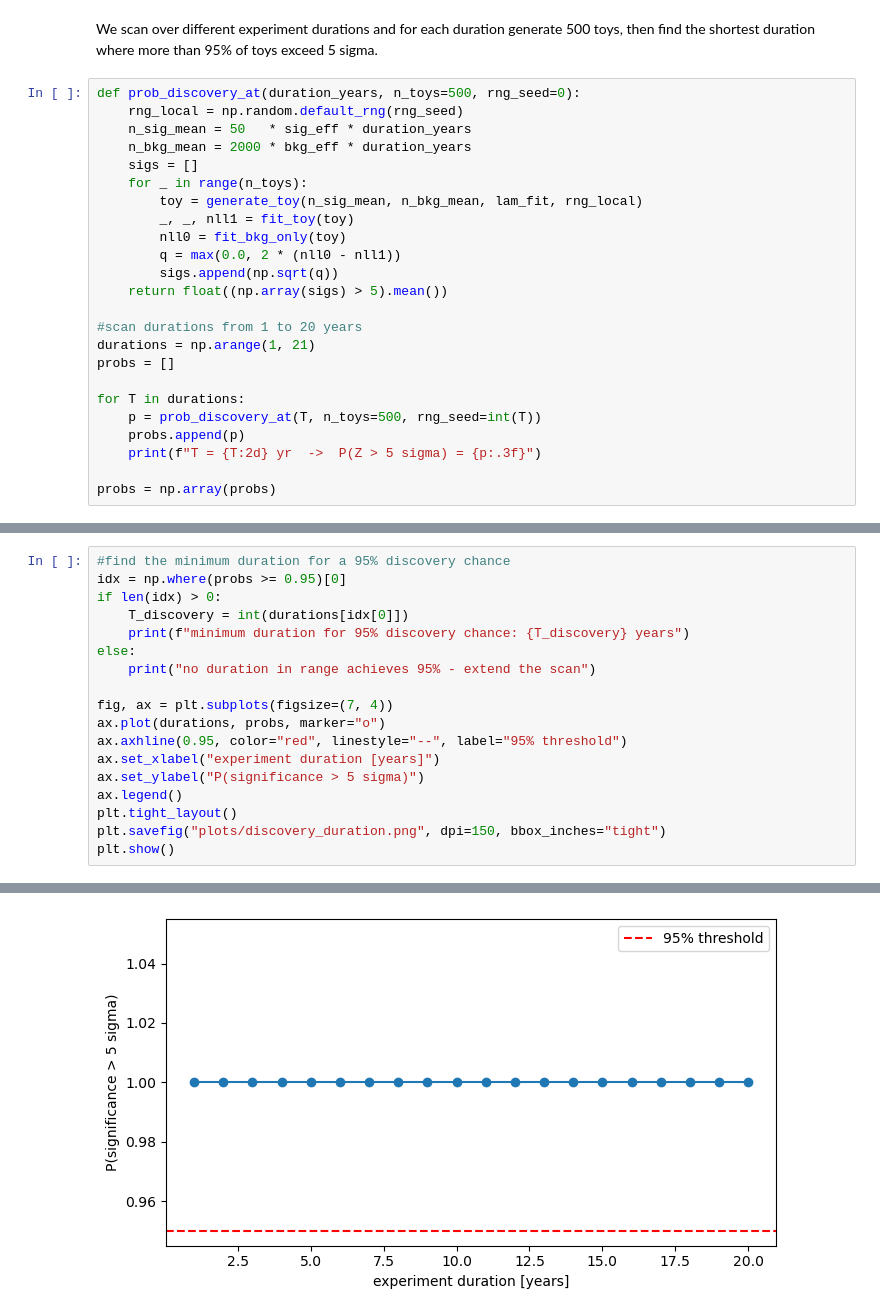
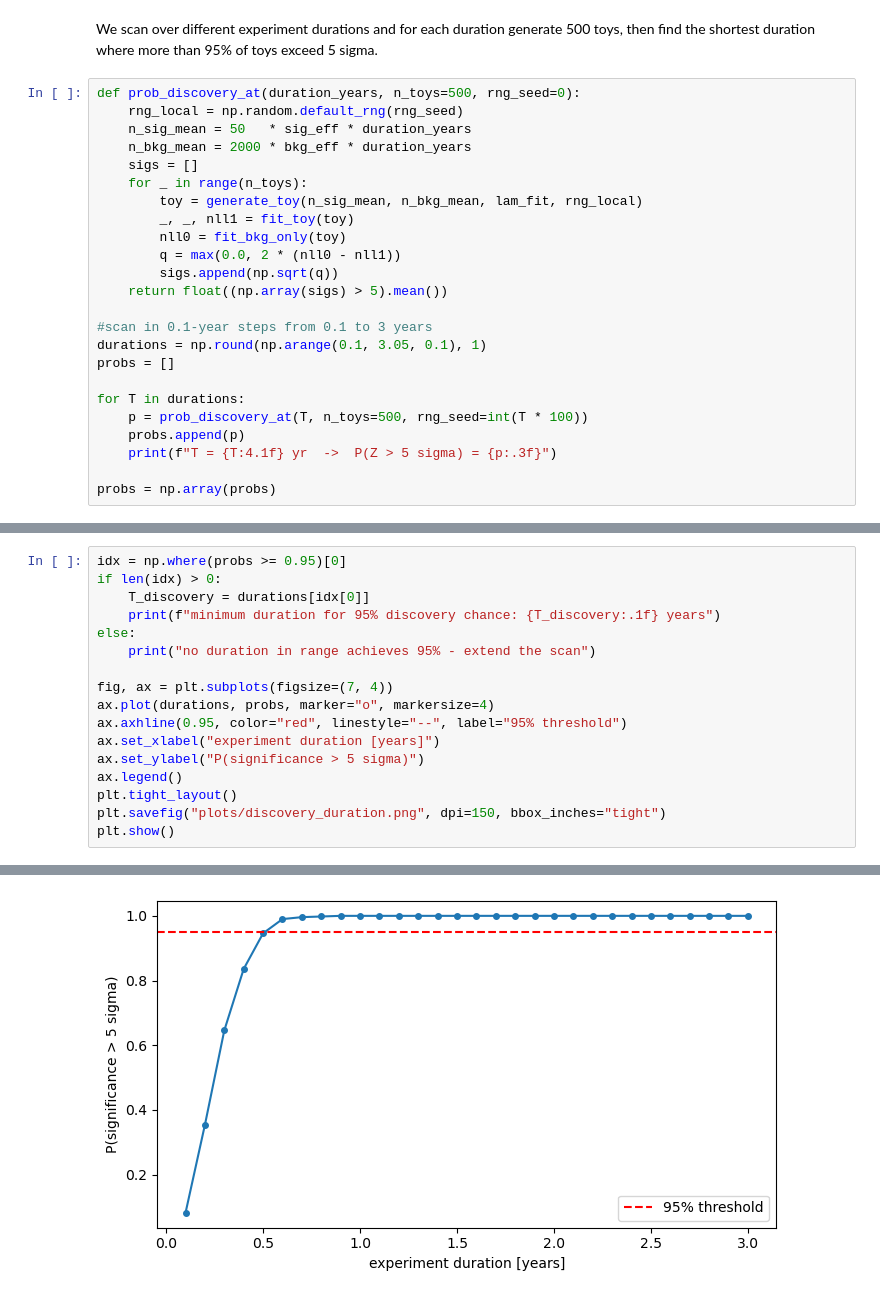
Before and after one commit to kaikoepchen/Particle_Discovery, a Jupyter notebook: mass_fit.ipynb, the cells around one changed output, grey strips where cells are left out. Drawn from its saved outputs; the diff is of its cells as text.

Commit message:
finer duration scan in 0.1yr steps

```diff
--- a/mass_fit.ipynb
+++ b/mass_fit.ipynb
@@ -237,14 +237,14 @@ def prob_discovery_at(duration_years, n_toys=500, rng_seed=0):
         sigs.append(np.sqrt(q))
     return float((np.array(sigs) > 5).mean())
 
-#scan durations from 1 to 20 years
-durations = np.arange(1, 21)
+#scan in 0.1-year steps from 0.1 to 3 years
+durations = np.round(np.arange(0.1, 3.05, 0.1), 1)
 probs = []
 
 for T in durations:
-    p = prob_discovery_at(T, n_toys=500, rng_seed=int(T))
+    p = prob_discovery_at(T, n_toys=500, rng_seed=int(T * 100))
     probs.append(p)
-    print(f"T = {T:2d} yr  ->  P(Z > 5 sigma) = {p:.3f}")
+    print(f"T = {T:4.1f} yr  ->  P(Z > 5 sigma) = {p:.3f}")
 
 probs = np.array(probs)
 # %% [output]
@@ -271,14 +268,13 @@ T = 20 yr  ->  P(Z > 5 sigma) = 1.000
 # %%
-#find the minimum duration for a 95% discovery chance
 idx = np.where(probs >= 0.95)[0]
 if len(idx) > 0:
-    T_discovery = int(durations[idx[0]])
-    print(f"minimum duration for 95% discovery chance: {T_discovery} years")
+    T_discovery = durations[idx[0]]
+    print(f"minimum duration for 95% discovery chance: {T_discovery:.1f} years")
 else:
     print("no duration in range achieves 95% - extend the scan")
 
 fig, ax = plt.subplots(figsize=(7, 4))
-ax.plot(durations, probs, marker="o")
+ax.plot(durations, probs, marker="o", markersize=4)
 ax.axhline(0.95, color="red", linestyle="--", label="95% threshold")
 ax.set_xlabel("experiment duration [years]")
 ax.set_ylabel("P(significance > 5 sigma)")
@@ -291 +287 @@ minimum duration for 95% discovery chance: 1 years
-[figure, old version]
+[figure, new version]
```
Also changed, not shown: parts of 3 cells of this notebook, 1 other file.
